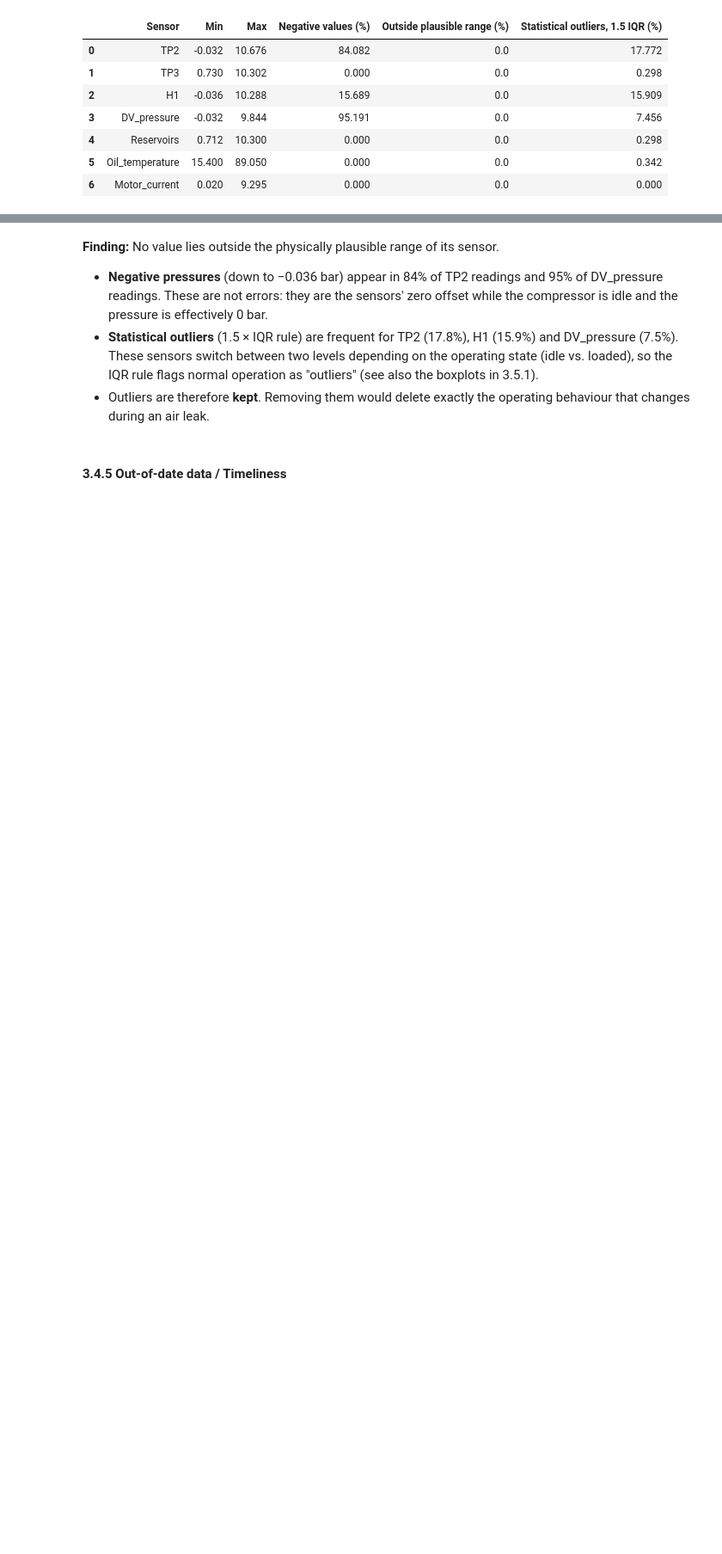
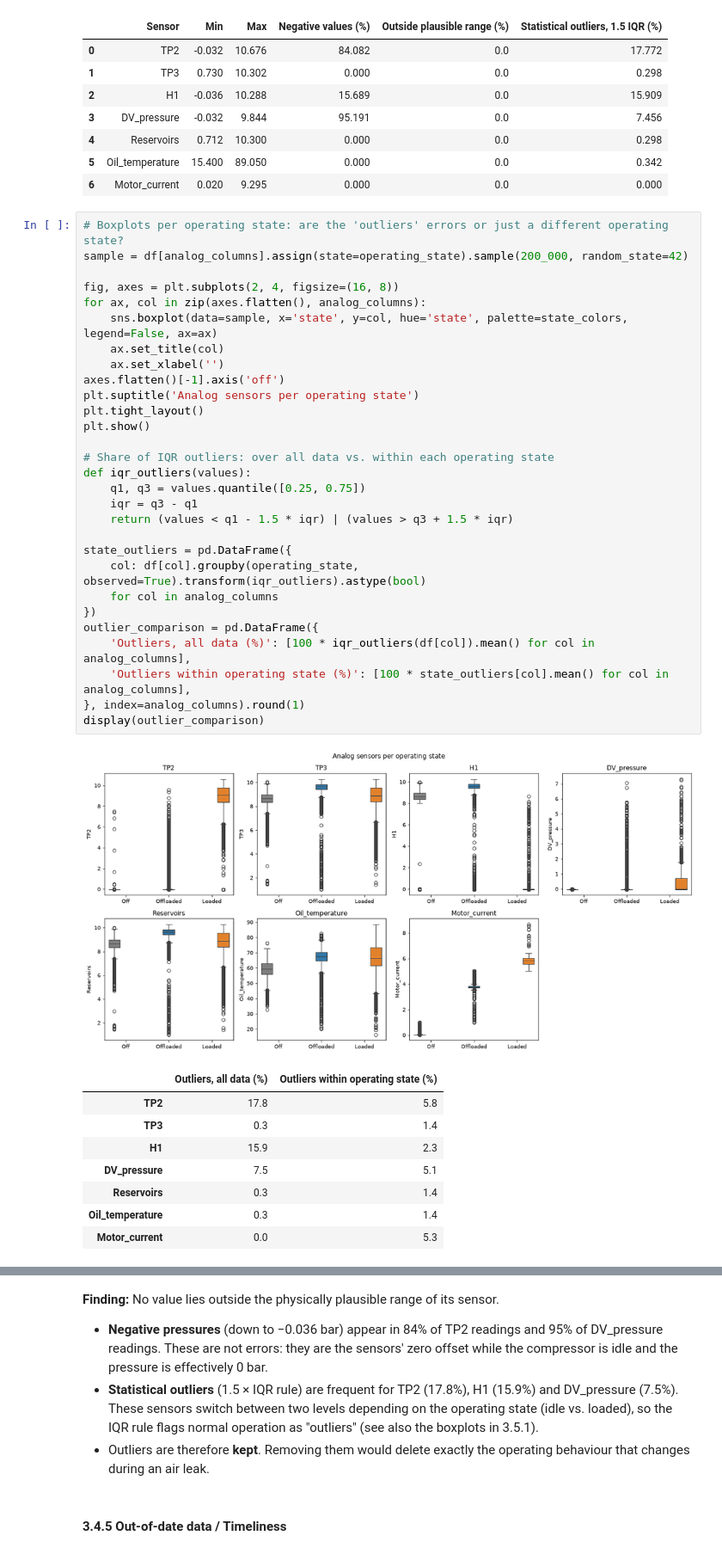
Before and after one commit to Agrima010/industrial-analytics-predictive-maintenance, a Jupyter notebook: MetroPT3_Data Exploratory Analysis.ipynb, the cells around one changed output, grey strips where cells are left out. Shown at 86% size. Cells and saved outputs as stored; diff of their text form; blank space fills up the shorter version.

```diff
--- a/MetroPT3_Data Exploratory Analysis.ipynb
+++ b/MetroPT3_Data Exploratory Analysis.ipynb
@@ -611,3 +701,42 @@ display(pd.DataFrame(accuracy).round(3))
 | 4 | Reservoirs | 0.712 | 10.300 | 0.000 | 0.0 | 0.298 |
 | 5 | Oil_temperature | 15.400 | 89.050 | 0.000 | 0.0 | 0.342 |
 | 6 | Motor_current | 0.020 | 9.295 | 0.000 | 0.0 | 0.000 |
+# %%
+# Boxplots per operating state: are the 'outliers' errors or just a different operating state?
+sample = df[analog_columns].assign(state=operating_state).sample(200_000, random_state=42)
+
+fig, axes = plt.subplots(2, 4, figsize=(16, 8))
+for ax, col in zip(axes.flatten(), analog_columns):
+    sns.boxplot(data=sample, x='state', y=col, hue='state', palette=state_colors, legend=False, ax=ax)
+    ax.set_title(col)
+    ax.set_xlabel('')
+axes.flatten()[-1].axis('off')
+plt.suptitle('Analog sensors per operating state')
+plt.tight_layout()
+plt.show()
+
+# Share of IQR outliers: over all data vs. within each operating state
+def iqr_outliers(values):
+    q1, q3 = values.quantile([0.25, 0.75])
+    iqr = q3 - q1
+    return (values < q1 - 1.5 * iqr) | (values > q3 + 1.5 * iqr)
+
+state_outliers = pd.DataFrame({
+    col: df[col].groupby(operating_state, observed=True).transform(iqr_outliers).astype(bool)
+    for col in analog_columns
+})
+outlier_comparison = pd.DataFrame({
+    'Outliers, all data (%)': [100 * iqr_outliers(df[col]).mean() for col in analog_columns],
+    'Outliers within operating state (%)': [100 * state_outliers[col].mean() for col in analog_columns],
+}, index=analog_columns).round(1)
+display(outlier_comparison)
+# %% [output]
+[figure, added]
+|  | Outliers, all data (%) | Outliers within operating state (%) |
+| TP2 | 17.8 | 5.8 |
+| TP3 | 0.3 | 1.4 |
+| H1 | 15.9 | 2.3 |
+| DV_pressure | 7.5 | 5.1 |
+| Reservoirs | 0.3 | 1.4 |
+| Oil_temperature | 0.3 | 1.4 |
+| Motor_current | 0.0 | 5.3 |
```
Also changed, not shown: parts of 23 cells of this notebook.
